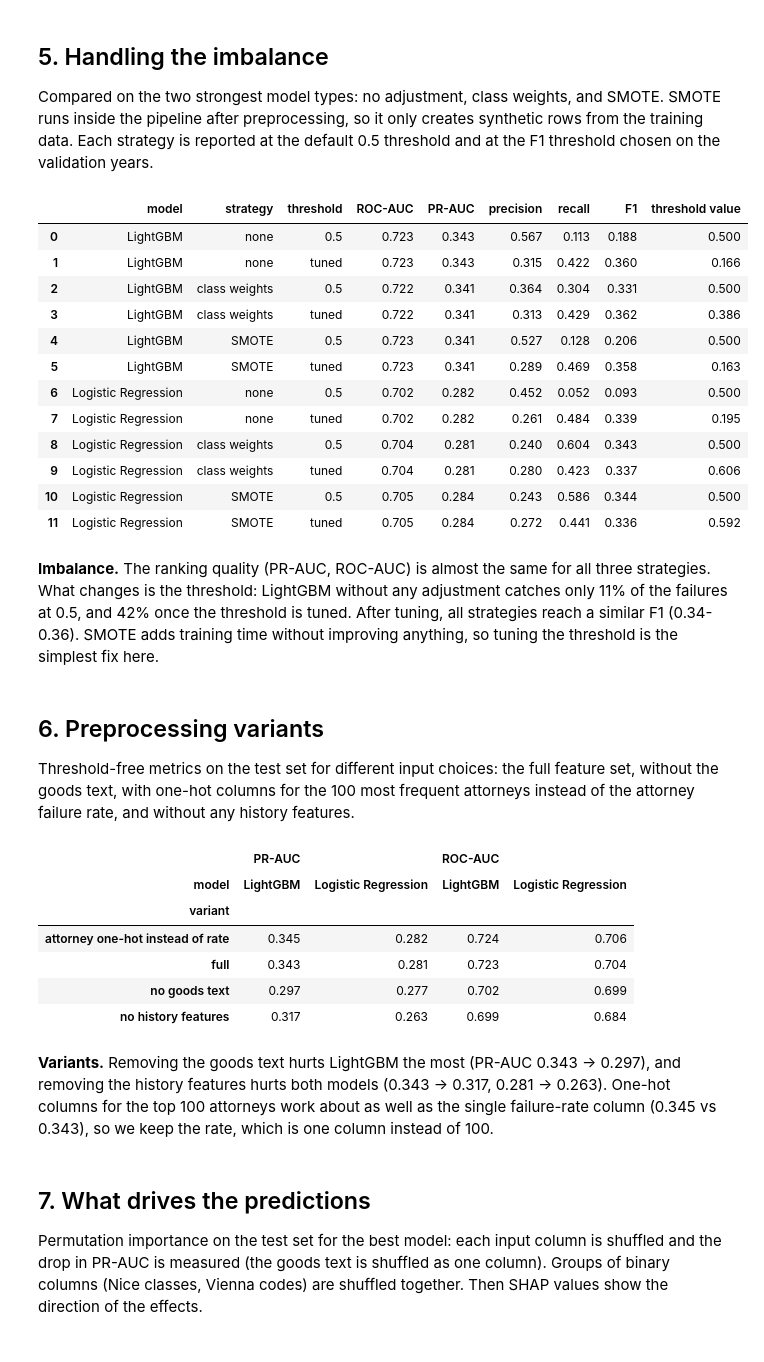
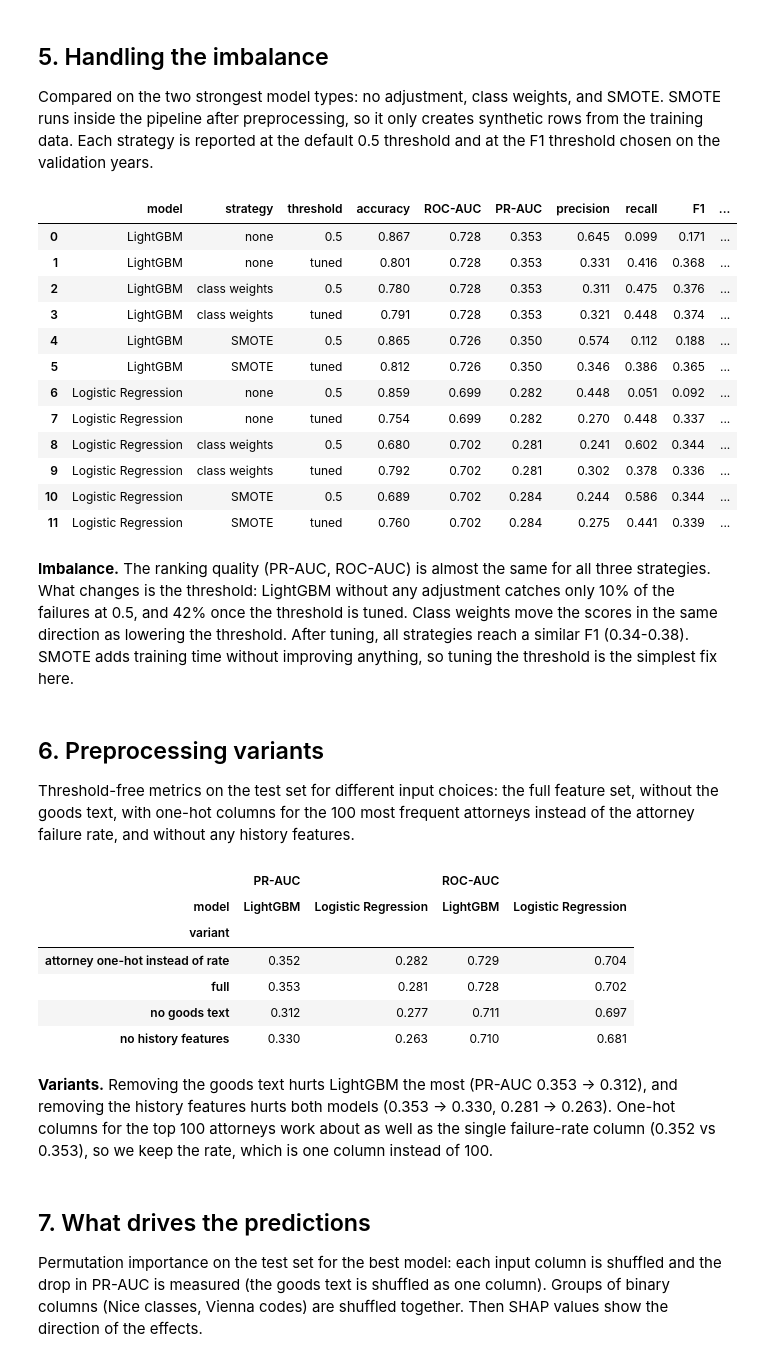
Before and after one commit to NirAvrahamoff/trademark-registration-prediction, a Jupyter notebook: notebooks/03_classification.ipynb, the cells around one changed output. Drawn from its saved outputs; the diff is of its cells as text; code cells hidden in the pictures.

```diff
--- a/notebooks/03_classification.ipynb
+++ b/notebooks/03_classification.ipynb
@@ -8,7 +8,7 @@ final test evaluation, imbalance handling, preprocessing variants, feature impor
 # %% [markdown]
 ## Settings
 # %%
-FAST_MODE = True          # True: load the tuned parameters from outputs/best_params.json (minutes)
+FAST_MODE = False         # True: load the tuned parameters from outputs/best_params.json (minutes)
                           # False: run the full hyperparameter search again (about an hour)
 TUNE_SAMPLE = 50_000      # training rows used for hyperparameter search
 CV_FOLDS = 5
@@ -219,44 +217,44 @@ Each strategy is reported at the default 0.5 threshold and at the F1 threshold c
 # %%
 def strategy_pipeline(name, strategy):
     model = clone(models[name])
     params = {k.replace("model__", ""): v for k, v in best_params[name].items()}
     model.set_params(**params, class_weight="balanced" if strategy == "class weights" else None)
     if strategy == "SMOTE":
         return ImbPipeline([("pre", make_preprocessor(numeric, categorical, text)),
                             ("smote", SMOTE(random_state=RANDOM_STATE)), ("model", model)])
     return Pipeline([("pre", make_preprocessor(numeric, categorical, text)), ("model", model)])
 
 imbalance_rows = []
 for name in ["LightGBM", "Logistic Regression"]:
     for strategy in ["none", "class weights", "SMOTE"]:
         pipe, threshold, _ = fit_with_threshold(lambda: strategy_pipeline(name, strategy))
         p = pipe.predict_proba(test[X_cols])[:, 1]
         for label, thr in [("0.5", 0.5), ("tuned", threshold)]:
             m = evaluate(y_test, p, thr)
             imbalance_rows.append({"model": name, "strategy": strategy, "threshold": label,
-                                   **{k: m[k] for k in ["ROC-AUC", "PR-AUC", "precision", "recall", "F1"]},
+                                   **{k: m[k] for k in ["accuracy", "ROC-AUC", "PR-AUC", "precision", "recall", "F1"]},
                                    "threshold value": round(thr, 3)})
 imbalance = pd.DataFrame(imbalance_rows).round(3)
 imbalance
 # %% [output]
-|  | model | strategy | threshold | ROC-AUC | PR-AUC | precision | recall | F1 | threshold value |
-| 0 | LightGBM | none | 0.5 | 0.723 | 0.343 | 0.567 | 0.113 | 0.188 | 0.500 |
-| 1 | LightGBM | none | tuned | 0.723 | 0.343 | 0.315 | 0.422 | 0.360 | 0.166 |
-| 2 | LightGBM | class weights | 0.5 | 0.722 | 0.341 | 0.364 | 0.304 | 0.331 | 0.500 |
-| 3 | LightGBM | class weights | tuned | 0.722 | 0.341 | 0.313 | 0.429 | 0.362 | 0.386 |
-| 4 | LightGBM | SMOTE | 0.5 | 0.723 | 0.341 | 0.527 | 0.128 | 0.206 | 0.500 |
-| 5 | LightGBM | SMOTE | tuned | 0.723 | 0.341 | 0.289 | 0.469 | 0.358 | 0.163 |
-| 6 | Logistic Regression | none | 0.5 | 0.702 | 0.282 | 0.452 | 0.052 | 0.093 | 0.500 |
-| 7 | Logistic Regression | none | tuned | 0.702 | 0.282 | 0.261 | 0.484 | 0.339 | 0.195 |
-| 8 | Logistic Regression | class weights | 0.5 | 0.704 | 0.281 | 0.240 | 0.604 | 0.343 | 0.500 |
-| 9 | Logistic Regression | class weights | tuned | 0.704 | 0.281 | 0.280 | 0.423 | 0.337 | 0.606 |
-| 10 | Logistic Regression | SMOTE | 0.5 | 0.705 | 0.284 | 0.243 | 0.586 | 0.344 | 0.500 |
-| 11 | Logistic Regression | SMOTE | tuned | 0.705 | 0.284 | 0.272 | 0.441 | 0.336 | 0.592 |
+|  | model | strategy | threshold | accuracy | ROC-AUC | PR-AUC | precision | recall | F1 | ... |
+| 0 | LightGBM | none | 0.5 | 0.867 | 0.728 | 0.353 | 0.645 | 0.099 | 0.171 | ... |
+| 1 | LightGBM | none | tuned | 0.801 | 0.728 | 0.353 | 0.331 | 0.416 | 0.368 | ... |
+| 2 | LightGBM | class weights | 0.5 | 0.780 | 0.728 | 0.353 | 0.311 | 0.475 | 0.376 | ... |
+| 3 | LightGBM | class weights | tuned | 0.791 | 0.728 | 0.353 | 0.321 | 0.448 | 0.374 | ... |
+| 4 | LightGBM | SMOTE | 0.5 | 0.865 | 0.726 | 0.350 | 0.574 | 0.112 | 0.188 | ... |
+| 5 | LightGBM | SMOTE | tuned | 0.812 | 0.726 | 0.350 | 0.346 | 0.386 | 0.365 | ... |
+| 6 | Logistic Regression | none | 0.5 | 0.859 | 0.699 | 0.282 | 0.448 | 0.051 | 0.092 | ... |
+| 7 | Logistic Regression | none | tuned | 0.754 | 0.699 | 0.282 | 0.270 | 0.448 | 0.337 | ... |
+| 8 | Logistic Regression | class weights | 0.5 | 0.680 | 0.702 | 0.281 | 0.241 | 0.602 | 0.344 | ... |
+| 9 | Logistic Regression | class weights | tuned | 0.792 | 0.702 | 0.281 | 0.302 | 0.378 | 0.336 | ... |
+| 10 | Logistic Regression | SMOTE | 0.5 | 0.689 | 0.702 | 0.284 | 0.244 | 0.586 | 0.344 | ... |
+| 11 | Logistic Regression | SMOTE | tuned | 0.760 | 0.702 | 0.284 | 0.275 | 0.441 | 0.339 | ... |
 # %% [markdown]
 **Imbalance.** The ranking quality (PR-AUC, ROC-AUC) is almost the same for all three strategies.
-What changes is the threshold: LightGBM without any adjustment catches only 11% of the failures at 0.5, and 42% once the
-threshold is tuned. After tuning, all strategies reach a similar F1 (0.34-0.36). SMOTE adds training time
-without improving anything, so tuning the threshold is the simplest fix here.
+What changes is the threshold: LightGBM without any adjustment catches only 10% of the failures at 0.5, and 42% once the
+threshold is tuned. Class weights move the scores in the same direction as lowering the threshold. After tuning, all strategies
+reach a similar F1 (0.34-0.38). SMOTE adds training time without improving anything, so tuning the threshold is the simplest fix here.
 # %% [markdown]
 ## 6. Preprocessing variants
 
@@ -286,14 +284,14 @@ variants_table.pivot(index="variant", columns="model", values=["PR-AUC", "ROC-AU
 |  | PR-AUC |  | ROC-AUC |  |
 | model | LightGBM | Logistic Regression | LightGBM | Logistic Regression |
 | variant |  |  |  |  |
-| attorney one-hot instead of rate | 0.345 | 0.282 | 0.724 | 0.706 |
-| full | 0.343 | 0.281 | 0.723 | 0.704 |
-| no goods text | 0.297 | 0.277 | 0.702 | 0.699 |
-| no history features | 0.317 | 0.263 | 0.699 | 0.684 |
+| attorney one-hot instead of rate | 0.352 | 0.282 | 0.729 | 0.704 |
+| full | 0.353 | 0.281 | 0.728 | 0.702 |
+| no goods text | 0.312 | 0.277 | 0.711 | 0.697 |
+| no history features | 0.330 | 0.263 | 0.710 | 0.681 |
 # %% [markdown]
-**Variants.** Removing the goods text hurts LightGBM the most (PR-AUC 0.343 -> 0.297), and removing the history
-features hurts both models (0.343 -> 0.317, 0.281 -> 0.263). One-hot columns for the top 100 attorneys work about as well as
-the single failure-rate column (0.345 vs 0.343), so we keep the rate, which is one column instead of 100.
+**Variants.** Removing the goods text hurts LightGBM the most (PR-AUC 0.353 -> 0.312), and removing the history
+features hurts both models (0.353 -> 0.330, 0.281 -> 0.263). One-hot columns for the top 100 attorneys work about as well as
+the single failure-rate column (0.352 vs 0.353), so we keep the rate, which is one column instead of 100.
 # %% [markdown]
 ## 7. What drives the predictions
 
```
Also changed, not shown: parts of 16 cells of this notebook, 21 other files.
